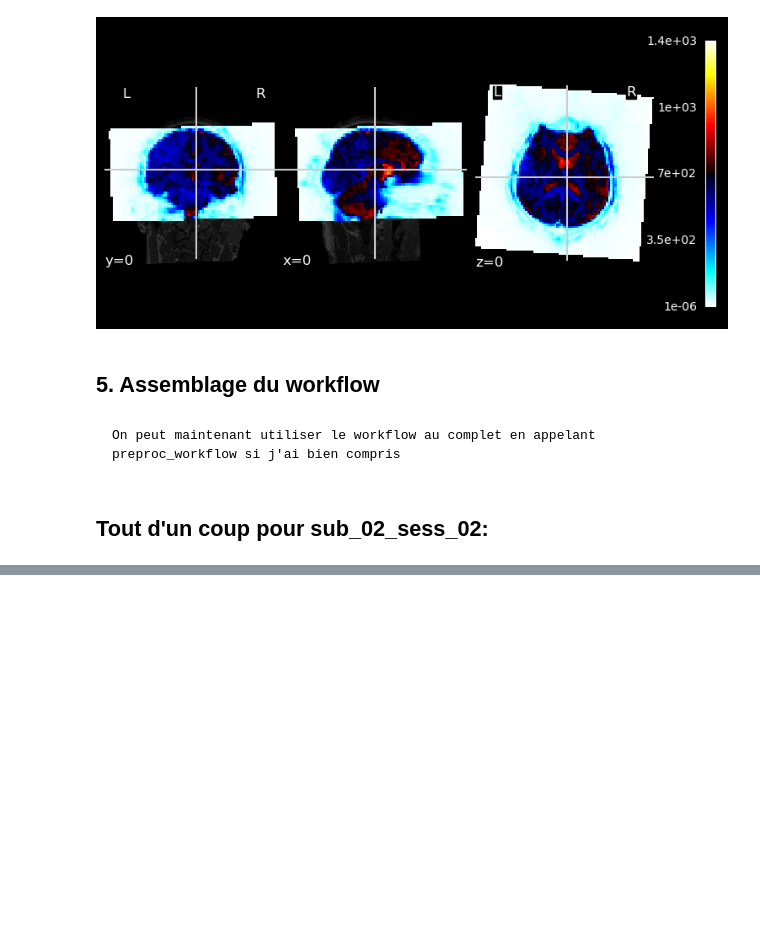
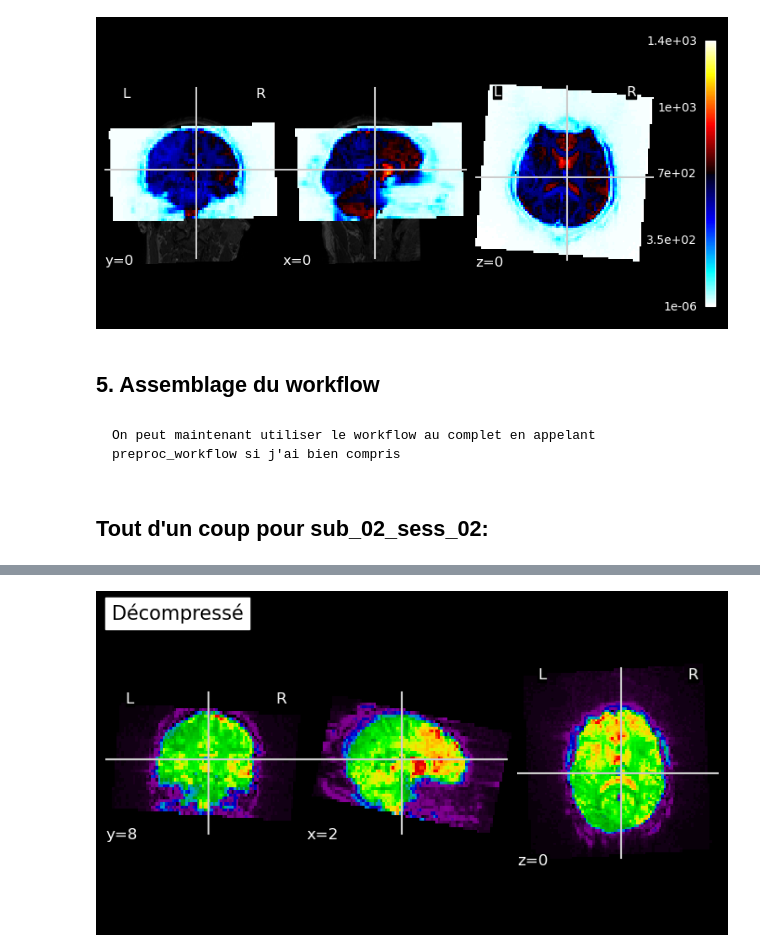
Before and after one commit to brainhack-school2024/duchadeau_project, a Jupyter notebook: pretraitement.ipynb, the cells around one changed output, grey strips where cells are left out. Cells and saved outputs as stored; diff of their text form; code cells hidden in the pictures; blank space fills up the shorter version.

```diff
--- a/pretraitement.ipynb
+++ b/pretraitement.ipynb
@@ -300,0 +279,98 @@ Vérification de l'alignement :
+# %%
+import os
+import nibabel as nib
+import numpy as np
+import matplotlib.pyplot as plt
+from nilearn import plotting, image
+from nipype.interfaces.fsl import BET, FLIRT
+from nipype.algorithms.misc import Gunzip
+from nipype import Node
+
+# ************* PATH definition *************
+labeled_data_path = '/home/rduchadeau/Desktop/Brainhack_school/duchadeau_project/fMRI_labeled_data/'
+dataset_path = '/home/rduchadeau/Desktop/Brainhack_school/duchadeau_project/ds003768-download/'
+subject = 'sub-02'
+working_dir = '/home/rduchadeau/Desktop/Brainhack_school/duchadeau_project/working_directory'
+output_dir = '/home/rduchadeau/Desktop/Brainhack_school/duchadeau_project/fmri_preprocessed_data'
+
+t1_img_path = os.path.join(dataset_path, subject, 'anat', f'{subject}_T1w.nii.gz')
+fmri_path = os.path.join(labeled_data_path, subject, 'sub-02_task-rest_run-1_sec_0_label_0.nii.gz')
+
+# ************* Functions definition *************
+# Fonction pour visualiser une image 3D
+def visualize_3d_img(img, title):
+    plotting.plot_epi(img, title=title)
+    plt.show()
+
+def visualize_3d_img_anat(img, title):
+    plotting.plot_anat(img, title=title)
+    plt.show()
+
+# Normalisation de l'intensité
+def normalize_intensity(img):
+    data = img.get_fdata()
+    mean_intensity = np.mean(data)
+    std_intensity = np.std(data)
+    normalized_data = (data - mean_intensity) / std_intensity
+    normalized_img = nib.Nifti1Image(normalized_data, img.affine)
+    return normalized_img
+
+# ************* Workflow initialisation *************
+
+# Décompression de l'image fMRI
+gunzip_node = Node(Gunzip(), name='gunzip_func')
+gunzip_node.inputs.in_file = fmri_path
+gunzip_res = gunzip_node.run()
+decompressed_img = nib.load(gunzip_res.outputs.out_file)
+visualize_3d_img(decompressed_img, "Décompressé")
+
+# Visualisation de l'image T1 avant traitement
+T1_image = nib.load(t1_img_path)
+visualize_3d_img_anat(T1_image, "Image T1 avant traitement")
+
+# Alignement de l'image fMRI avec l'image T1
+flirt_node = Node(FLIRT(), name='flirt')
+flirt_node.inputs.in_file = gunzip_res.outputs.out_file
+flirt_node.inputs.reference = t1_img_path
+flirt_node.inputs.dof = 12  # Degrees of freedom
+flirt_node.inputs.cost = 'normmi'  # Normalized mutual information
+flirt_node.inputs.interp = 'trilinear'  # Interpolation method
+flirt_node.inputs.searchr_x = [-90, 90]  # Search angles
+flirt_node.inputs.searchr_y = [-90, 90]
+flirt_node.inputs.searchr_z = [-90, 90]
+flirt_res = flirt_node.run()
+flirt_img = nib.load(flirt_res.outputs.out_file)
+visualize_3d_img(flirt_img, "Après alignement avec T1")
+
+# Extraction du cerveau directement sur l'image alignée
+bet_node = Node(BET(), name='extract')
+bet_node.inputs.frac = 0.4
+bet_node.inputs.in_file = flirt_res.outputs.out_file
+bet_res = bet_node.run()
+extracted_img = nib.load(bet_res.outputs.out_file)
+visualize_3d_img(extracted_img, "Extraction du cerveau")
+# plotting.view_img(extracted_img, title=f"Extraction du cerveau avec frac {bet_node.inputs.frac}")
+# plt.show()
+
+# No normalisation for now
+# normalized_img = normalize_intensity(extracted_img)
+normalized_img = extracted_img
+# visualize_3d_img(normalized_img, "Normalisation de l'intensité")
+
+# Vérification de l'alignement avec l'image T1
+print("Vérification de l'alignement : ")
+# plotting.plot_stat_map(normalized_img, bg_img=t1_img_path, title="T1 image with fMRI overlay", display_mode='ortho', cut_coords=(0, 0, 0), draw_cross=True)
+# plt.show()
+
+# Note: L'image finale à utiliser pour les matrices de corrélation et les connectomes = normalized_img
+
+# # Enregistrer l'image finale prétraitée
+# subject_output_dir = os.path.join(output_dir, subject)
+# os.makedirs(subject_output_dir, exist_ok=True)
+# final_image_path = os.path.join(subject_output_dir, os.path.basename(fmri_path).replace('.nii.gz', '_preprocessed.nii.gz'))
+# nib.save(normalized_img, final_image_path)
+# print(f"L'image finale prétraitée a été enregistrée à: {final_image_path}")
+
+# Visualisation interactive de l'image prétraitée
+plotting.view_img(normalized_img, bg_img=T1_image, title="Image fMRI prétraitée").open_in_browser()
+# %% [output]
@@ -300,0 +383 @@ Vérification de l'alignement :
+[figure, added]
```
Also changed, not shown: parts of 20 cells of this notebook, 3 other files.
